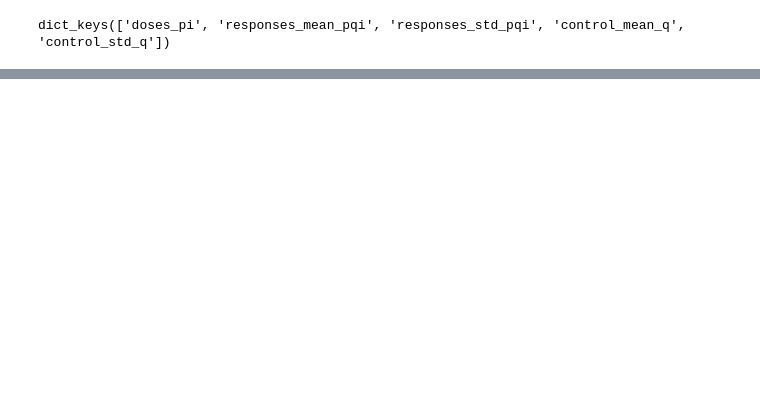
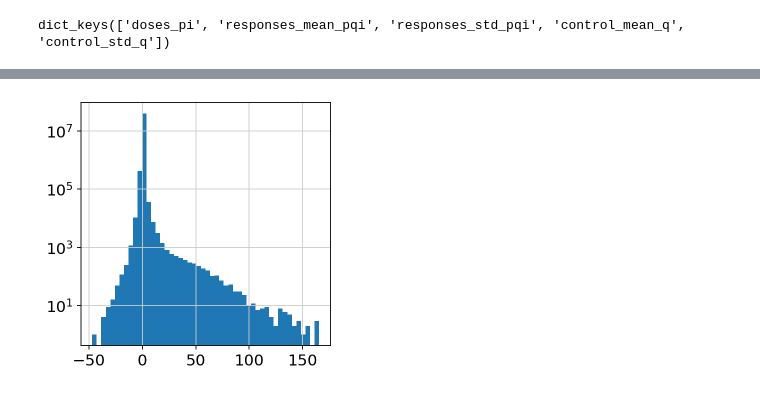
Before and after one commit to cellarium-ai/cellarium-ml, a Jupyter notebook: notebooks/cellariumgpt_inference/09_linear_response_by_cell_type_prompting.ipynb, the cells around one changed output, grey strips where cells are left out. Saved outputs shown, nothing was run; the diff lists cells and outputs as text; code cells hidden in the pictures; blank space fills up the shorter version.

```diff
--- a/notebooks/cellariumgpt_inference/09_linear_response_by_cell_type_prompting.ipynb
+++ b/notebooks/cellariumgpt_inference/09_linear_response_by_cell_type_prompting.ipynb
@@ -203,0 +373,4 @@ Text(0, 0.5, 'Response of GZMM')
+# %%
+plt.hist(slope_qp.flatten(), bins=50, log=True);
+# %% [output]
+[figure, added]
```
Also changed, not shown: parts of 30 cells of this notebook, 1 other file.
